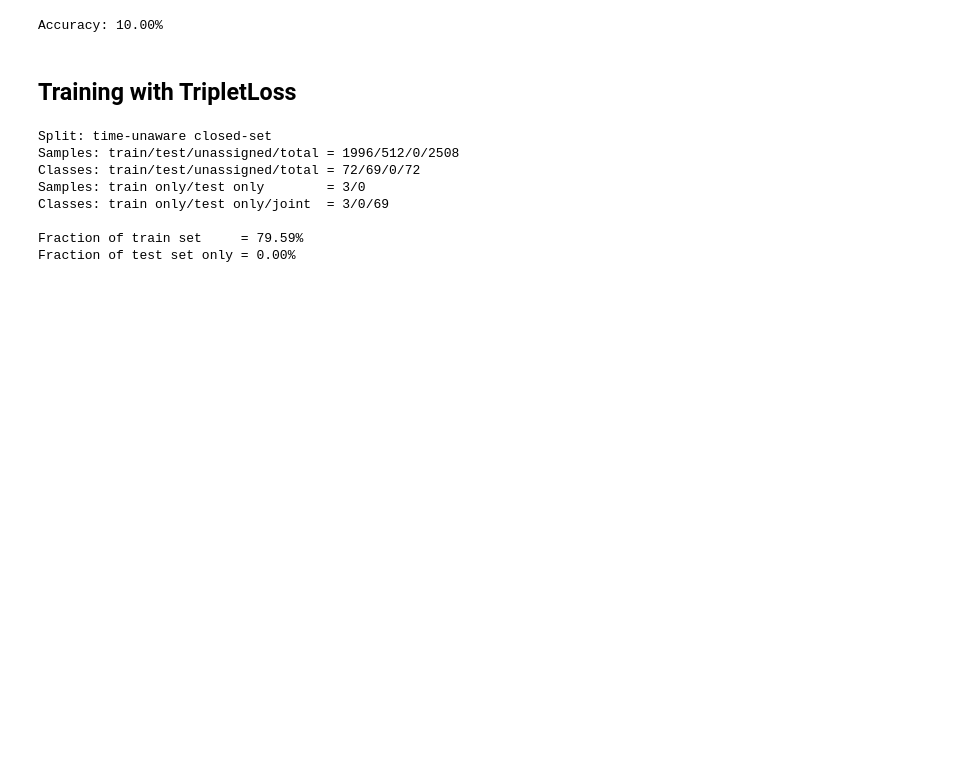
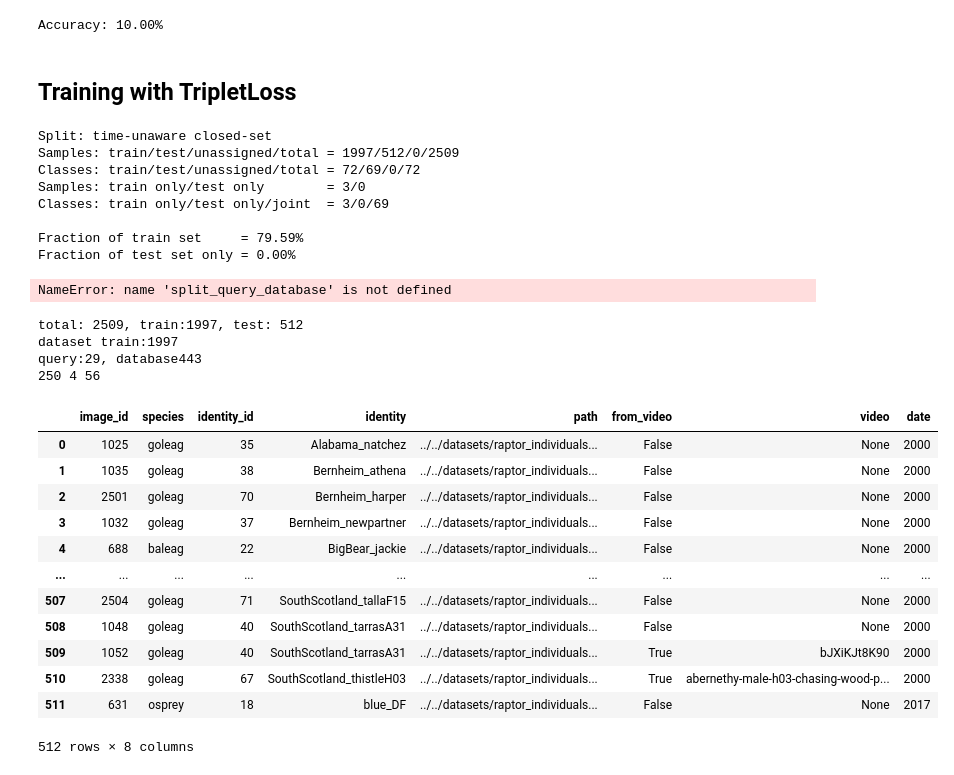
Before and after one commit to ameeassad/EagleID, a Jupyter notebook: notebooks/wildlife_dataset.ipynb, the cells around one changed output. Saved outputs shown, nothing was run; the diff lists cells and outputs as text; code cells hidden in the pictures; blank space fills up the shorter version.

```diff
--- a/notebooks/wildlife_dataset.ipynb
+++ b/notebooks/wildlife_dataset.ipynb
@@ -213,6 +246,8 @@ from wildlife_datasets import datasets, splits
 from torch.utils.data import DataLoader
 from torchvision import transforms
 from data.raptors_wildlife import Raptors, RaptorsWildlife
+
+batch_size = 8
 
 root = '../../datasets/raptor_individuals_new'
 dataset = Raptors(root)
@@ -232,23 +267,55 @@ transform = transforms.Compose([
     transforms.ToTensor(),
 ])
 
+df_query, df_database = split_query_database(df_test)
+
 dataset_train = RaptorsWildlife(df_train, root, transform=transform)
-dataset_database = RaptorsWildlife(df_test.iloc[100:,:], root, transform=transform)
-dataset_query = RaptorsWildlife(df_test.iloc[:100,:], root, transform=transform)
+dataset_database = RaptorsWildlife(df_database, root, transform=transform)
+dataset_database.metadata.reset_index(drop=True, inplace=True)
+dataset_query = RaptorsWildlife(df_query, root, transform=transform)
+
 
 # Create dataloaders
-train_loader = DataLoader(dataset_train, batch_size=8, shuffle=True)
-query_loader = DataLoader(dataset_database, batch_size=8, shuffle=False)
-database_loader = DataLoader(dataset_database, batch_size=8, shuffle=False)
+train_loader = DataLoader(dataset_train, batch_size=batch_size, shuffle=True)
+query_loader = DataLoader(dataset_query, batch_size=batch_size, shuffle=False)
+database_loader = DataLoader(dataset_database, batch_size=batch_size, shuffle=False)
 # %% [output]
 Split: time-unaware closed-set
-Samples: train/test/unassigned/total = 1996/512/0/2508
+Samples: train/test/unassigned/total = 1997/512/0/2509
 Classes: train/test/unassigned/total = 72/69/0/72
 Samples: train only/test only        = 3/0
 Classes: train only/test only/joint  = 3/0/69
 
 Fraction of train set     = 79.59%
 Fraction of test set only = 0.00%
+NameError: name 'split_query_database' is not defined
+# %%
+print(f"total: {len(df)}, train:{len(df_train)}, test: {len(df_test)}")
+
+print(f"dataset train:{len(dataset_train)} \nquery:{len(dataset_query)}, database{len(dataset_database)}")
+
+print(len(train_loader), len(query_loader), len(database_loader))
+# %% [output]
+total: 2509, train:1997, test: 512
+dataset train:1997
+query:29, database443
+250 4 56
+# %%
+df_test
+# %% [output]
+|  | image_id | species | identity_id | identity | path | from_video | video | date |
+| 0 | 1025 | goleag | 35 | Alabama_natchez | ../../datasets/raptor_individuals... | False | None | 2000 |
+| 1 | 1035 | goleag | 38 | Bernheim_athena | ../../datasets/raptor_individuals... | False | None | 2000 |
+| 2 | 2501 | goleag | 70 | Bernheim_harper | ../../datasets/raptor_individuals... | False | None | 2000 |
+| 3 | 1032 | goleag | 37 | Bernheim_newpartner | ../../datasets/raptor_individuals... | False | None | 2000 |
+| 4 | 688 | baleag | 22 | BigBear_jackie | ../../datasets/raptor_individuals... | False | None | 2000 |
+| ... | ... | ... | ... | ... | ... | ... | ... | ... |
+| 507 | 2504 | goleag | 71 | SouthScotland_tallaF15 | ../../datasets/raptor_individuals... | False | None | 2000 |
+| 508 | 1048 | goleag | 40 | SouthScotland_tarrasA31 | ../../datasets/raptor_individuals... | False | None | 2000 |
+| 509 | 1052 | goleag | 40 | SouthScotland_tarrasA31 | ../../datasets/raptor_individuals... | True | bJXiKJt8K90 | 2000 |
+| 510 | 2338 | goleag | 67 | SouthScotland_thistleH03 | ../../datasets/raptor_individuals... | True | abernethy-male-h03-chasing-wood-p... | 2000 |
+| 511 | 631 | osprey | 18 | blue_DF | ../../datasets/raptor_individuals... | False | None | 2017 |
+512 rows × 8 columns
 # %%
 import torch
 import torch.nn.functional as F
```
Also changed, not shown: parts of 21 cells of this notebook, 6 other files.
